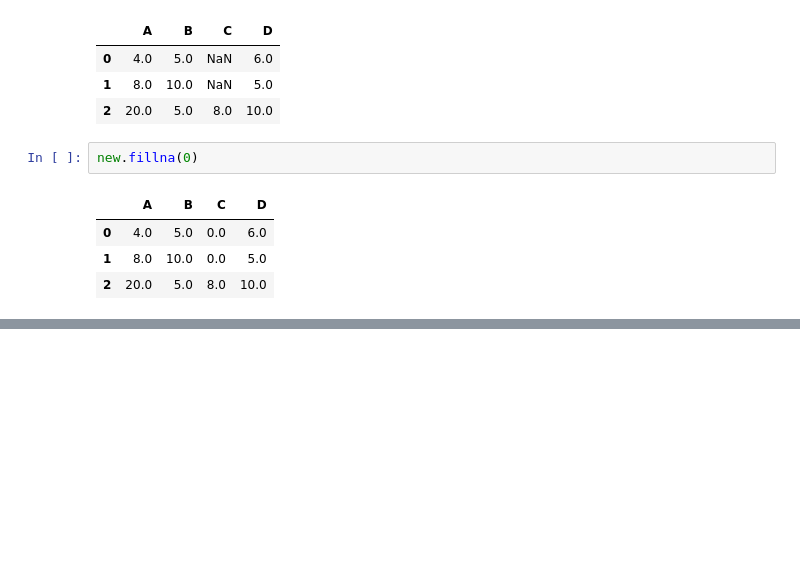
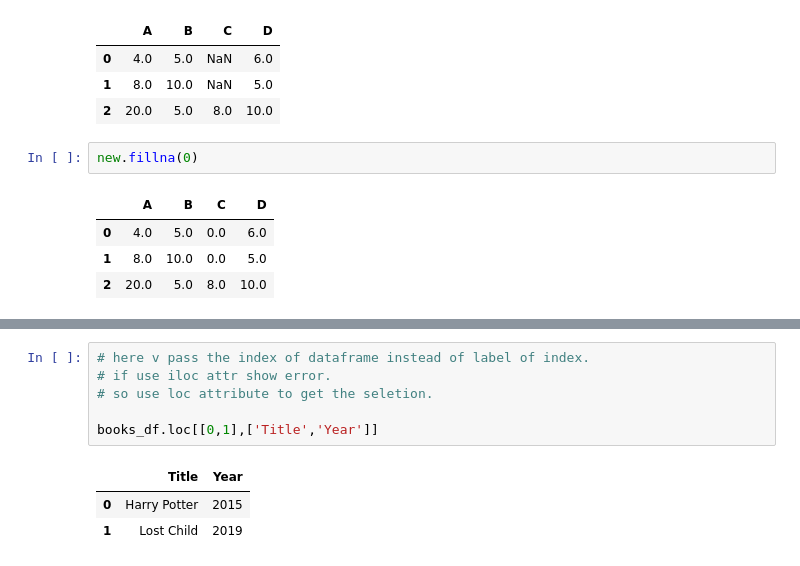
Before and after one commit to jisshub/ML-Bootcamp, a Jupyter notebook: pandas_basics.ipynb, the cells around one changed output, grey strips where cells are left out. Drawn from its saved outputs; the diff is of its cells as text; blank space fills up the shorter version.

```diff
--- a/pandas_basics.ipynb
+++ b/pandas_basics.ipynb
@@ -490,0 +580,10 @@ new.fillna(0)
+# %%
+# here v pass the index of dataframe instead of label of index.
+# if use iloc attr show error.
+# so use loc attribute to get the seletion.
+
+books_df.loc[[0,1],['Title','Year']]
+# %% [output]
+|  | Title | Year |
+| 0 | Harry Potter | 2015 |
+| 1 | Lost Child | 2019 |
```
Also changed, not shown: parts of 21 cells of this notebook.
